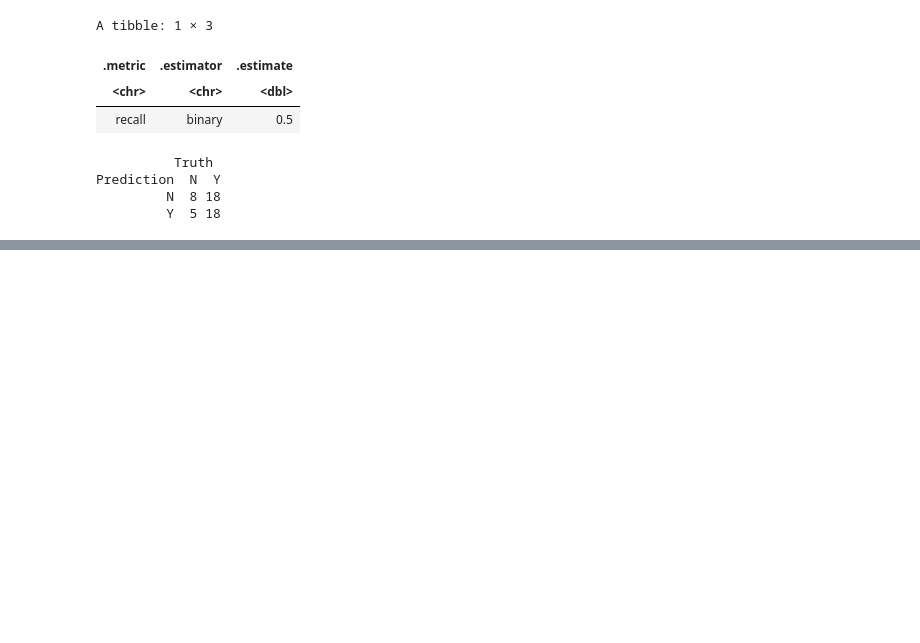
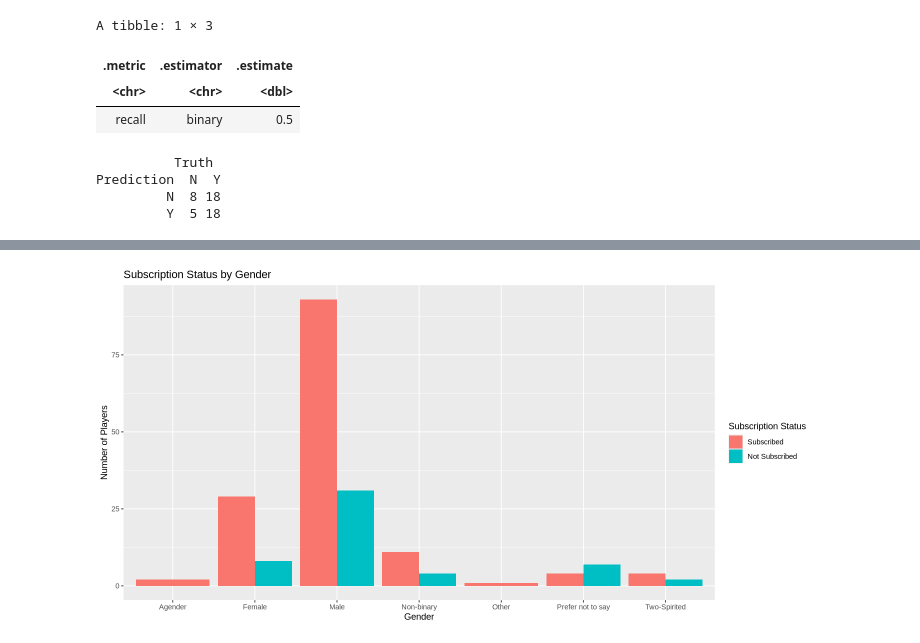
Before and after one commit to zchen189/Group-Project, a Jupyter notebook: data/Group_Project.ipynb, the cells around one changed output, grey strips where cells are left out. Drawn from its saved outputs; the diff is of its cells as text; code cells hidden in the pictures; blank space fills up the shorter version.

```diff
--- a/data/Group_Project.ipynb
+++ b/data/Group_Project.ipynb
@@ -327,0 +422,8 @@ acc
+# %%
+options(repr.plot.width = 12, repr.plot.height = 6)
+gender <- ggplot(players_data, aes(x = gender, fill = subscribe)) +
+  geom_bar(position = "dodge") +
+  labs(x = "Gender", y = "Number of Players", fill = "Subscription Status", title = "Subscription Status by Gender")
+gender
+# %% [output]
+[figure, added]
```
Also changed, not shown: parts of 8 cells of this notebook.
